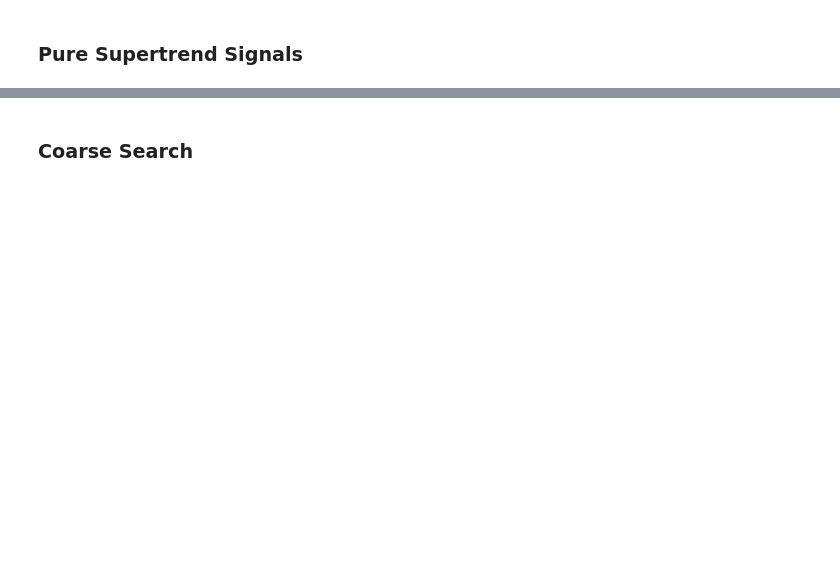
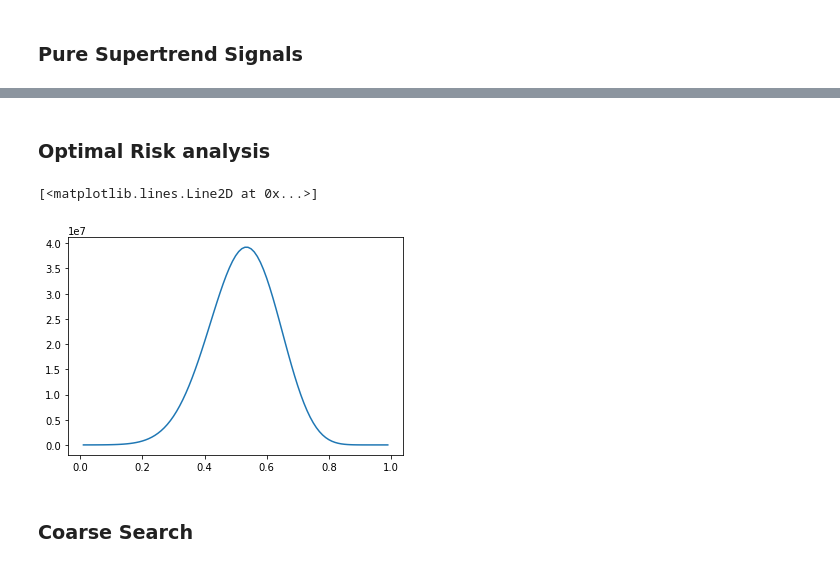
Before and after one commit to georgebastille/signals, a Jupyter notebook: SuperTrendSignalGenerator.ipynb, the cells around one changed output, grey strips where cells are left out. Drawn from its saved outputs; the diff is of its cells as text; code cells hidden in the pictures; blank space fills up the shorter version.

```diff
--- a/SuperTrendSignalGenerator.ipynb
+++ b/SuperTrendSignalGenerator.ipynb
@@ -186,3 +215,15 @@ print(-supertrend_signals(ticker, frequency=60, multiplier=5, period=63,
+# %% [markdown]
+### Optimal Risk analysis
+# %%
+risks = [x/100. for x in range(1, 100)]
+balances = []
+for risk in risks:
+    balances.append(-supertrend_signals("EURUSD", frequency=60, multiplier=4.8, period=63,
+                          take_profit=127, stop_loss=46, verbose=False, risk=risk))
+plt.plot(risks, balances)
+# %% [output]
+[<matplotlib.lines.Line2D at 0x...>]
+[figure, added]
 # %% [markdown]
 ### Coarse Search
 # %%
```
Also changed, not shown: parts of 16 cells of this notebook, 1 other file.
